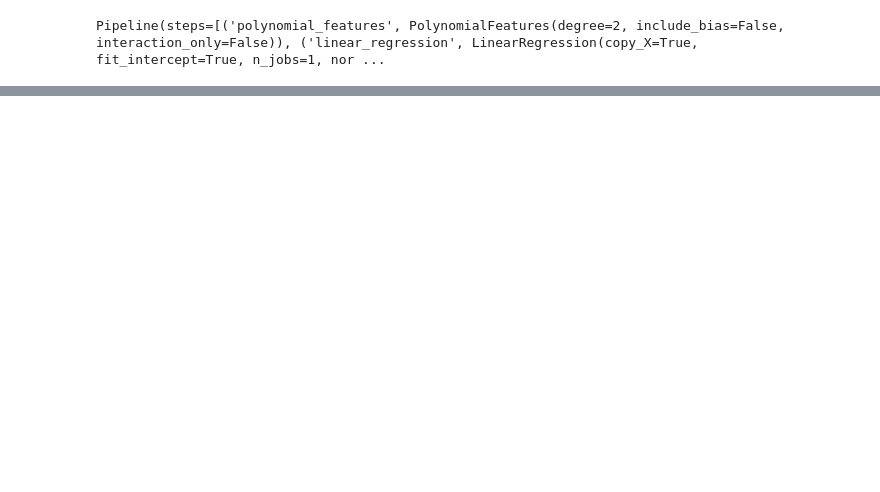
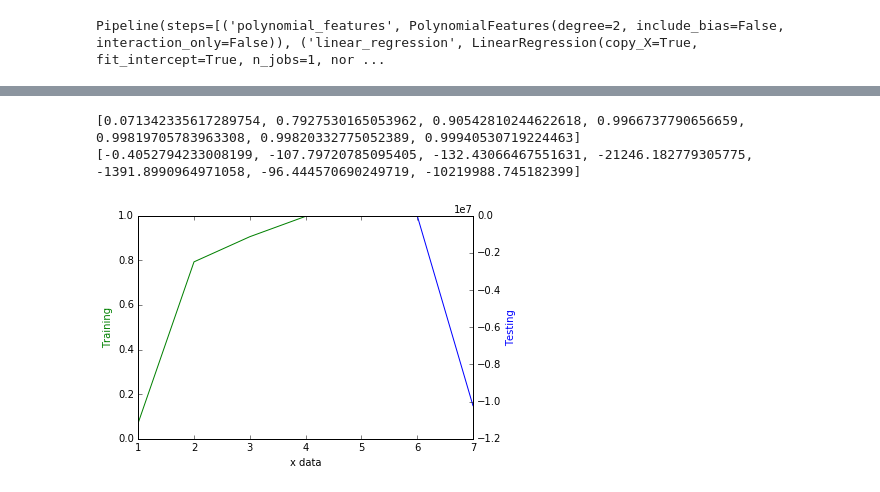
Before and after one commit to Lee-Sutton/sklearn, a Jupyter notebook: Overfitting.ipynb, the cells around one changed output, grey strips where cells are left out. Saved outputs shown, nothing was run; the diff lists cells and outputs as text; code cells hidden in the pictures; blank space fills up the shorter version.

```diff
--- a/Overfitting.ipynb
+++ b/Overfitting.ipynb
@@ -174,0 +260,36 @@ plt.xlim((0,1))
+# %%
+# Choose the degrees we will examine
+degrees = np.arange(1,8)
+e_train = []
+e_test = []
+
+# Train our model for each degree polynomial
+for polydegree in degrees:
+    polynomial_features = PolynomialFeatures(degree=polydegree, include_bias = False)
+    linear_regression = LinearRegression()
+    pipeline = Pipeline([("polynomial_features",polynomial_features),("linear_regression",linear_regression)])
+    pipeline.fit(X,y)
+    e_train.append(pipeline.score(X,y))
+    e_test.append(pipeline.score(x_test,y_test))
+
+print e_train
+print e_test
+
+
+# Plot our data on two axis to show the scale
+fig, ax1 = plt.subplots()
+ax2 = ax1.twinx()
+ax1.plot(degrees, e_train, 'g-')
+ax2.plot(degrees,e_test, 'b-')
+ax1.set_xlabel('x data')
+ax1.set_ylabel('Training',color='g')
+ax2.set_ylabel('Testing',color='b')
+
+#plt.ylim((-1e4,100))
+#plt.xlim((0,1+len(degrees)))
+#plt.legend()
+plt.show()
+# %% [output]
+[0.071342335617289754, 0.7927530165053962, 0.90542810244622618, 0.9966737790656659, 0.99819705783963308, 0.99820332775052389, 0.99940530719224463]
+[-0.4052794233008199, -107.79720785095405, -132.43066467551631, -21246.182779305775, -1391.8990964971058, -96.444570690249719, -10219988.745182399]
+[figure, added]
```
Also changed, not shown: parts of 18 cells of this notebook.
